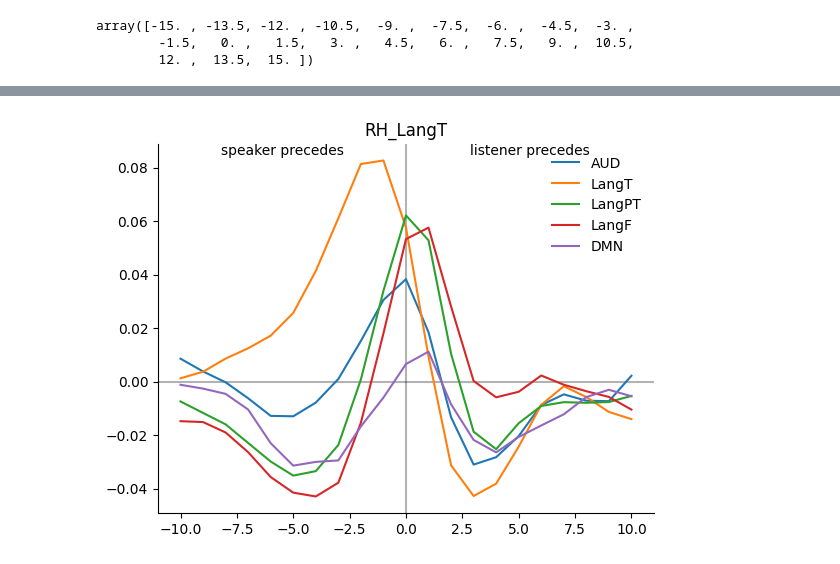
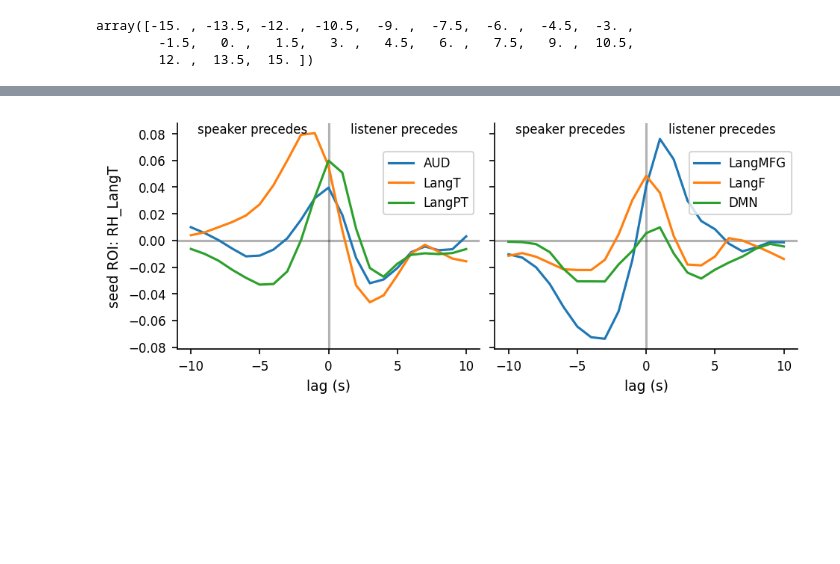
Before and after one commit to YeajuDianaKim394/EncodingModels, a Jupyter notebook: code/figure5-mbc-lags.ipynb, the cells around one changed output, grey strips where cells are left out. Cells and saved outputs as stored; diff of their text form; code cells hidden in the pictures; blank space fills up the shorter version.

```diff
--- a/code/figure5-mbc-lags.ipynb
+++ b/code/figure5-mbc-lags.ipynb
@@ -113,4 +120,4 @@ sub_mbc_prod.shape
 # %%
 # save
-with h5py.File(f"{cachedir}/mbc-prodcomp_pred-actual.hdf5", "w") as f:
+with h5py.File(f"{cachedir}/mbc-prod_pred-actual-trial.hdf5", "w") as f:
     f.create_dataset(name="sub_mbc_prod", data=sub_mbc_prod)
@@ -174,4 +124,5 @@ sub_mbc_prod.shape
 # %%
-# save
-with h5py.File(f"{cachedir}/mbc-prod_pred-actual.hdf5", "w") as f:
-    f.create_dataset(name="sub_mbc_prod", data=sub_mbc_prod)
+# read
+with h5py.File(f"{cachedir}/mbc-prod_pred-actual.hdf5", "r") as f:
+    sub_mbc_prod = f["sub_mbc_prod"][...]
+sub_mbc_prod.shape
@@ -181,3 +133,5 @@ with h5py.File(f"{cachedir}/mbc-prod_pred-actual.hdf5", "r") as f:
+# %%
+sub_mbc_prod = np.nan_to_num(sub_mbc_prod, copy=False)
 # %%
 avg_mbc = (1 - sub_mbc_prod).mean((0,1))
 avg_mbc.shape
@@ -199,29 +140,32 @@ catlas.labels[:10]
 # %%
 hemi = 'RH'
 seed = 'LangT'
-nets = ['AUD', 'LangT', 'LangPT', 'LangF', 'DMN']
+networks = [['AUD', 'LangT', 'LangPT'], ['LangMFG', 'LangF', 'DMN']]
 # %%
-fig, ax = plt.subplots()
-
-ax.axvline(0, c="k", alpha=0.3)
-ax.axhline(0, c="k", alpha=0.3)
+fig, axes = plt.subplots(1, 2, figsize=(6.25, 2.5), sharex=True, sharey=True, layout='constrained')
 
 seedROI = f'{hemi}_{seed}'
-seedId = catlas.labels.index(seedROI)
+seedId = catlas[seedROI] - 1
 
-for net in nets:
-    targetROI = f'{hemi}_{net}'
-    targetid = catlas.labels.index(targetROI)
-    values = avg_mbc[:, seedId, targetid]
-    ax.plot(lags, values, label=net)
+for ax, nets in zip(axes, networks):
+    ax.axvline(0, c="k", alpha=0.3)
+    ax.axhline(0, c="k", alpha=0.3)
 
-ax.text(0.25, 1, "speaker precedes", transform=ax.transAxes, verticalalignment="top", horizontalalignment="center",)
-ax.text(0.75, 1, "listener precedes", transform=ax.transAxes, verticalalignment="top", horizontalalignment="center")
-ax.spines["right"].set_visible(False)
-ax.spines["top"].set_visible(False)
-ax.set_title(seedROI)
-ax.legend(frameon=False)
+    for net in nets:
+        targetROI = f'{hemi}_{net}'
+        targetid = catlas[targetROI] - 1
+        values = avg_mbc[:, seedId, targetid]
+        ax.plot(lags, values, label=net)
+        # print(seedROI, seedId, targetROI, targetid)
+
+    ax.text(0.25, 1, "speaker precedes", transform=ax.transAxes, verticalalignment="top", horizontalalignment="center", fontsize=8)
+    ax.text(0.75, 1, "listener precedes", transform=ax.transAxes, verticalalignment="top", horizontalalignment="center", fontsize=8)
+    ax.legend(frameon=True, loc='upper right', bbox_to_anchor=(1, 0.9))
+    # ax.legend(frameon=True, loc='upper center', ncols=3, bbox_to_anchor=(0.5, -0.2))
+    ax.set_xlabel('lag (s)')
+
+axes[0].set_ylabel(f'seed ROI: {seedROI}')
 
 fig.show()
 # %% [output]
-[figure, old version]
+[figure, new version]
```
Also changed, not shown: parts of 14 cells of this notebook, 14 other files.
